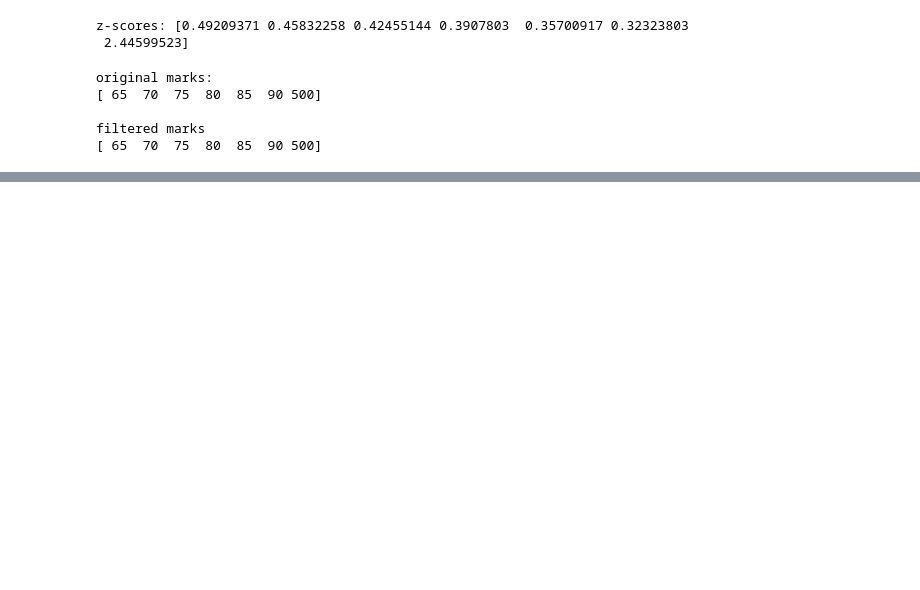
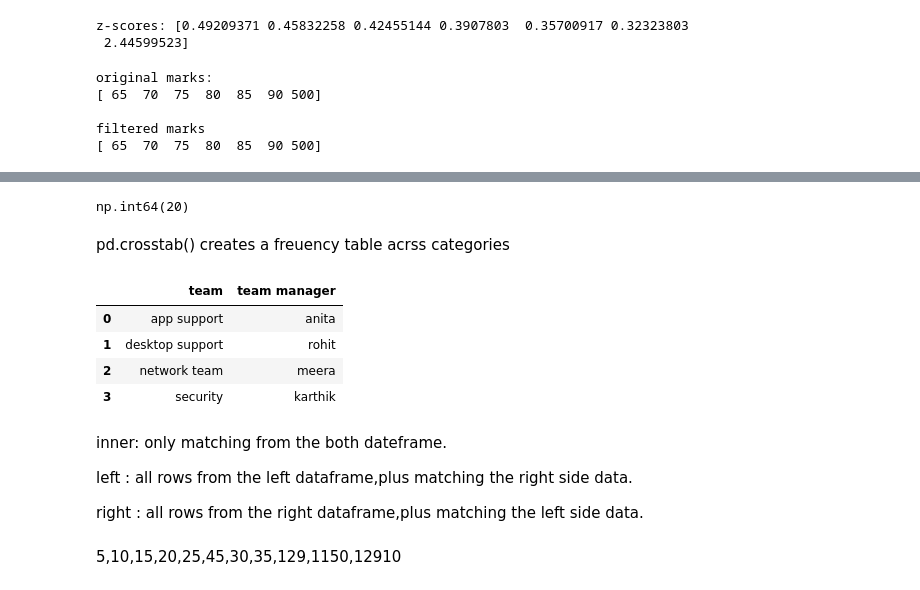
Before and after one commit to tanveer2399/libraries, a Jupyter notebook: pandas_foundamentals.ipynb, the cells around one changed output, grey strips where cells are left out. Cells and saved outputs as stored; diff of their text form; code cells hidden in the pictures; blank space fills up the shorter version.

```diff
--- a/pandas_foundamentals.ipynb
+++ b/pandas_foundamentals.ipynb
@@ -1258,0 +1310,4 @@ filtered marks
+# %%
+display(df.duplicated().sum())
+# %% [output]
+np.int64(20)
@@ -1258,0 +1368,21 @@ filtered marks
+# %% [markdown]
+pd.crosstab() creates a freuency table acrss categories
+# %%
+team_lookup = pd.DataFrame({
+    "team": ["app support",
+             "desktop support",
+             "network team",
+             "security"],
+    "team manager":["anita",
+                     "rohit",
+                     "meera",
+                     "karthik"]
+})
+
+display(team_lookup)
+# %% [output]
+|  | team | team manager |
+| 0 | app support | anita |
+| 1 | desktop support | rohit |
+| 2 | network team | meera |
+| 3 | security | karthik |
@@ -1258,0 +1395,6 @@ filtered marks
+# %% [markdown]
+inner: only matching from the both dateframe.
+
+left : all rows from the left dataframe,plus matching the right side data.
+
+right : all rows from the right dataframe,plus matching the left side data.
@@ -1258,0 +1411,2 @@ filtered marks
+# %% [markdown]
+5,10,15,20,25,45,30,35,129,1150,12910
```
Also changed, not shown: parts of 19 cells of this notebook, 8 other files.
